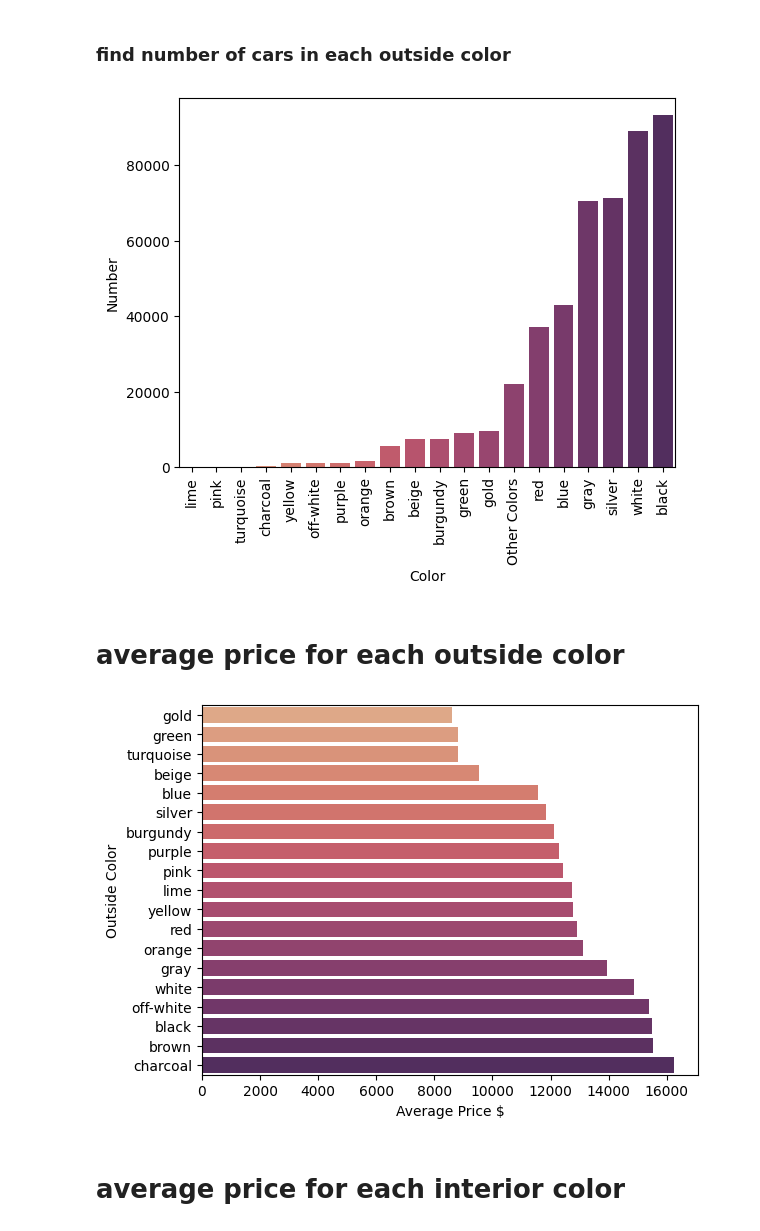
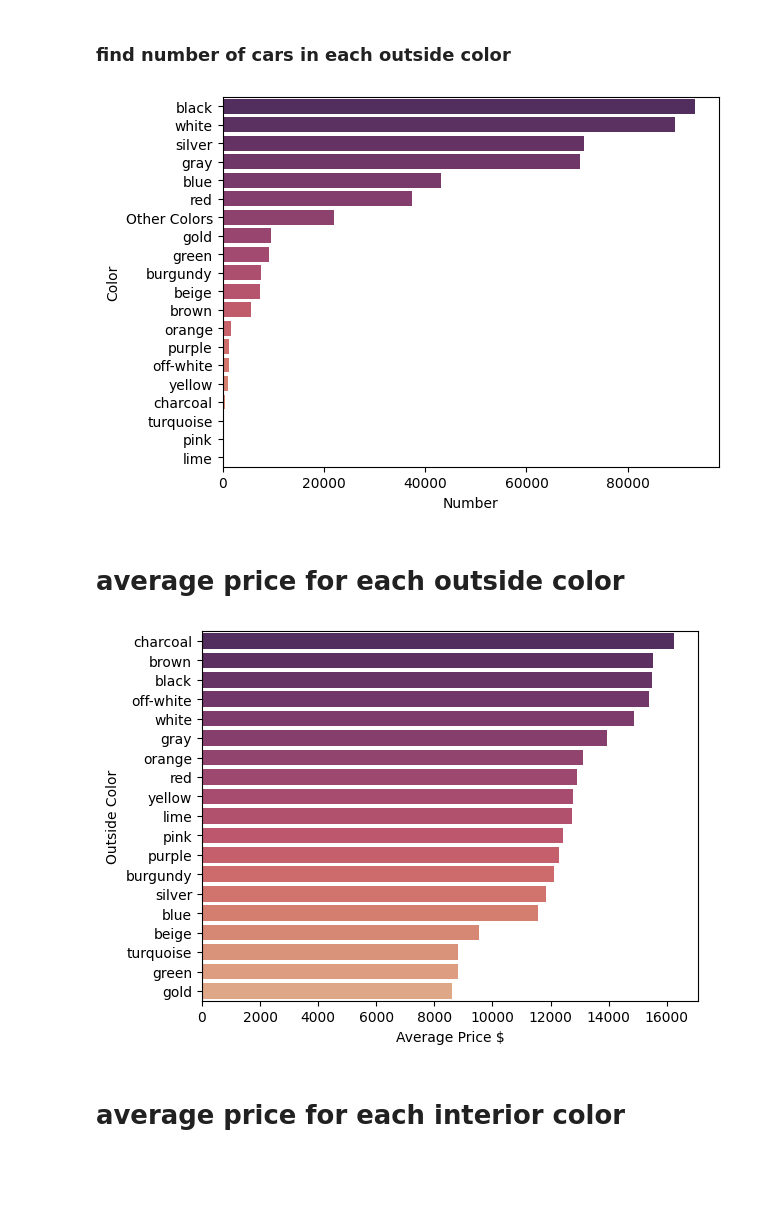
Before and after one commit to yiyuancui/car-price-analysis, a Jupyter notebook: Naiwen_Analysis.ipynb, the cells around one changed output. Drawn from its saved outputs; the diff is of its cells as text; code cells hidden in the pictures; blank space fills up the shorter version.

Commit message:
color update

```diff
--- a/Naiwen_Analysis.ipynb
+++ b/Naiwen_Analysis.ipynb
@@ -29,27 +29,27 @@ plt.show()
 # %%
 df_color = df.groupby(['color']).count()
 df_color = df_color.reset_index()
-df_color = df_color.sort_values(by=['make'])
+df_color = df_color.sort_values(by=['make'],ascending=False)
 df_color.at[19,'color'] = "Other Colors"
-ax = sns.barplot(y=df_color['make'],x=df_color['color'], palette="flare")
-ax.set(xlabel='Color', ylabel='Number')
-ax.tick_params(axis='x', rotation=90)
+ax = sns.barplot(x=df_color['make'],y=df_color['color'], palette="flare_r", orient = 'h')
+ax.set(ylabel='Color', xlabel='Number')
+ax.tick_params(axis='x', rotation=0)
 plt.show()
 # %% [output]
-[figure, old version]
+[figure, new version]
 # %% [markdown]
 # average price for each outside color
 # %%
 df_outcolor_price = df.groupby(['color']).mean()
 df_outcolor_price = df_outcolor_price.reset_index()
-df_outcolor_price = df_outcolor_price.sort_values(by=['sellingprice'])
-df_outcolor_price = df_outcolor_price[:-1]
-ax = sns.barplot(x=df_outcolor_price['sellingprice'],y=df_outcolor_price['color'], palette="flare", orient = 'h')
+df_outcolor_price = df_outcolor_price.sort_values(by=['sellingprice'],ascending=False)
+df_outcolor_price = df_outcolor_price[1:]
+ax = sns.barplot(x=df_outcolor_price['sellingprice'],y=df_outcolor_price['color'], palette="flare_r", orient = 'h')
 ax.set(ylabel='Outside Color', xlabel='Average Price $')
 ax.tick_params(axis='x', rotation=0)
 plt.show()
 # %% [output]
-[figure, old version]
+[figure, new version]
 # %% [markdown]
 # average price for each interior color
 # %%
```
Also changed, not shown: parts of 4 cells of this notebook.
